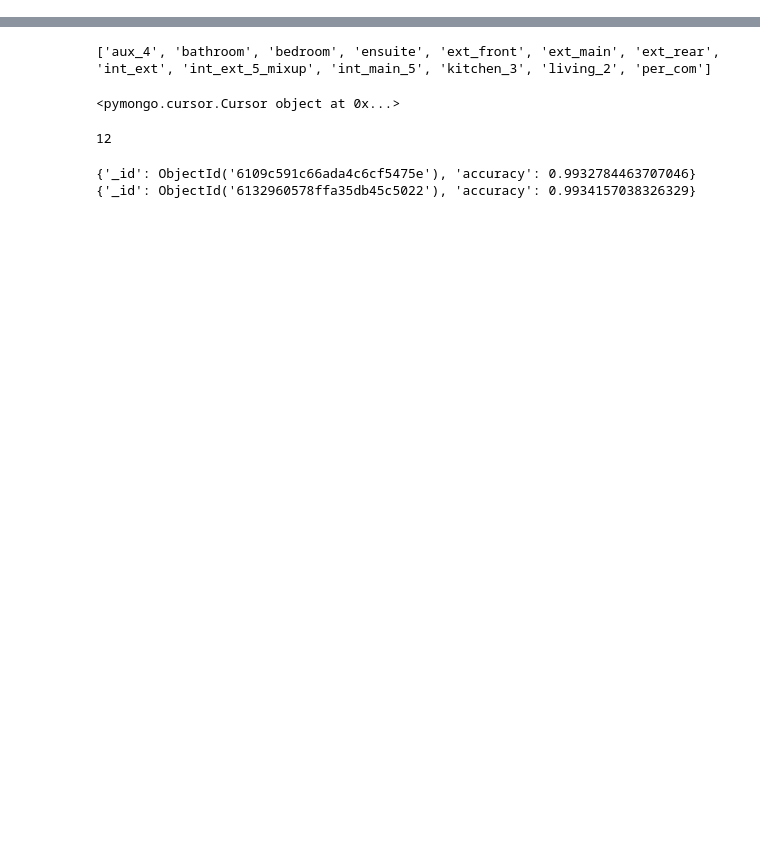
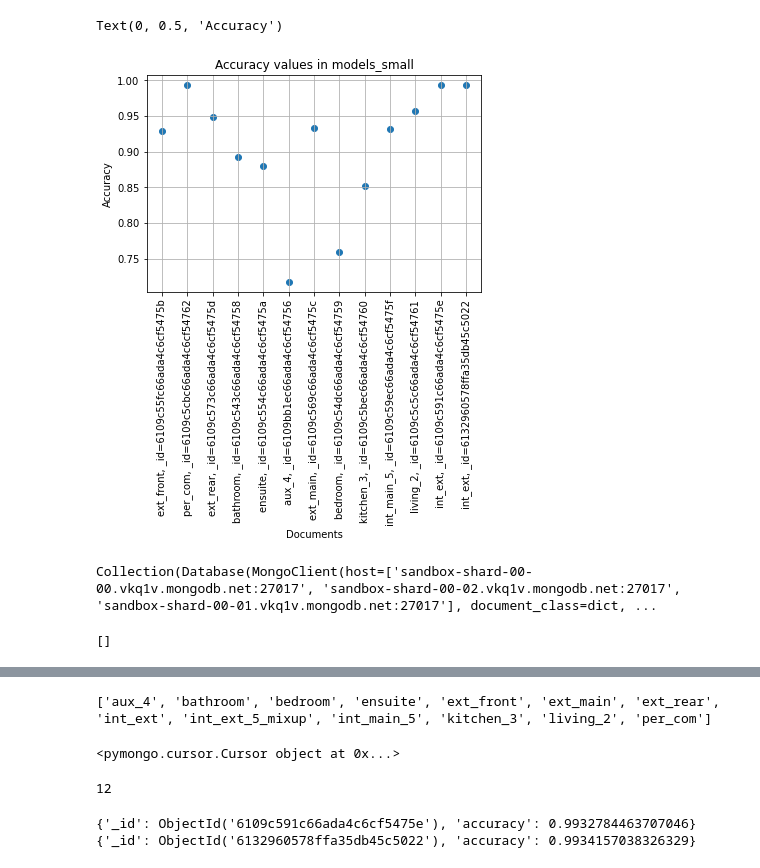
Before and after one commit to lukerj00/VieweetInternship, a Jupyter notebook: PyMongo_test/pymongo_test.ipynb, the cells around one changed output, grey strips where cells are left out. Drawn from its saved outputs; the diff is of its cells as text; code cells hidden in the pictures; blank space fills up the shorter version.

```diff
--- a/PyMongo_test/pymongo_test.ipynb
+++ b/PyMongo_test/pymongo_test.ipynb
@@ -26,3 +62,32 @@ for model in models.find():
+# %%
+# Display a graph of accuracy values for a collection
+
+collection = models_small
+acc_list = [0]*collection.count_documents({})
+index_list = [0]*collection.count_documents({})
+k = 0
+for model in models_small.find({}, {"_id": 1, "classifier": 1, "accuracy": 1}):
+    acc_list[k] = model['accuracy']
+    index_list[k] = model['classifier'] + ', _id=' + str(model['_id'])
+    k += 1
+
+plt.scatter(index_list, acc_list)
+plt.grid()
+plt.xticks(rotation=90)
+plt.title('Accuracy values in ' + 'models_small') #str(collection))
+plt.xlabel('Documents')
+plt.ylabel('Accuracy')
+# %% [output]
+Text(0, 0.5, 'Accuracy')
+[figure, added]
+# %%
+print(str(models_small))
+# %% [output]
+Collection(Database(MongoClient(host=['sandbox-shard-00-00.vkq1v.mongodb.net:27017', 'sandbox-shard-00-02.vkq1v.mongodb.net:27017', 'sandbox-shard-00-01.vkq1v.mongodb.net:27017'], document_class=dict, ...
+# %%
+print(acc_list)
+# %% [output]
+[]
 # %%
 # Add all CM json files to the new collection 'cm_test'
 # FYI runnning this multiple times will create unnecessary additional new collections; this is more meant as a template to be adapted
```
Also changed, not shown: parts of 4 cells of this notebook.
